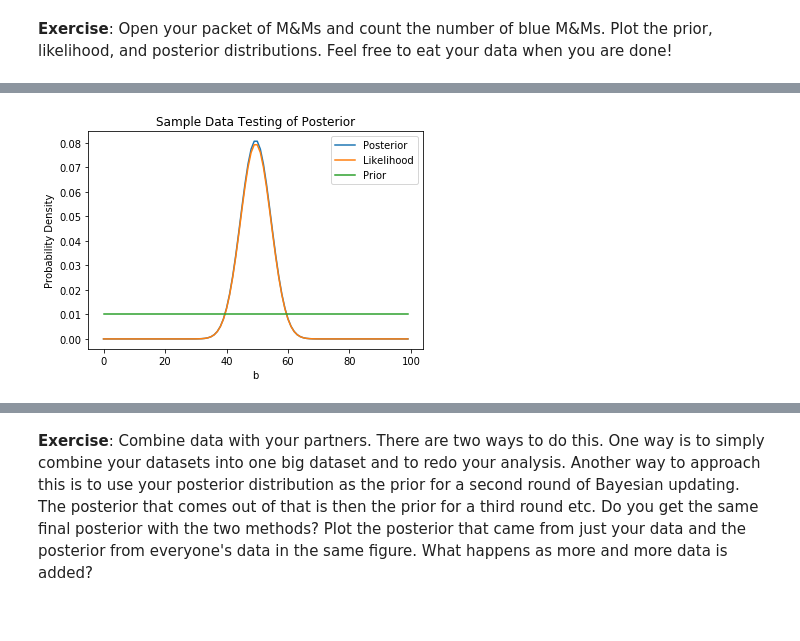
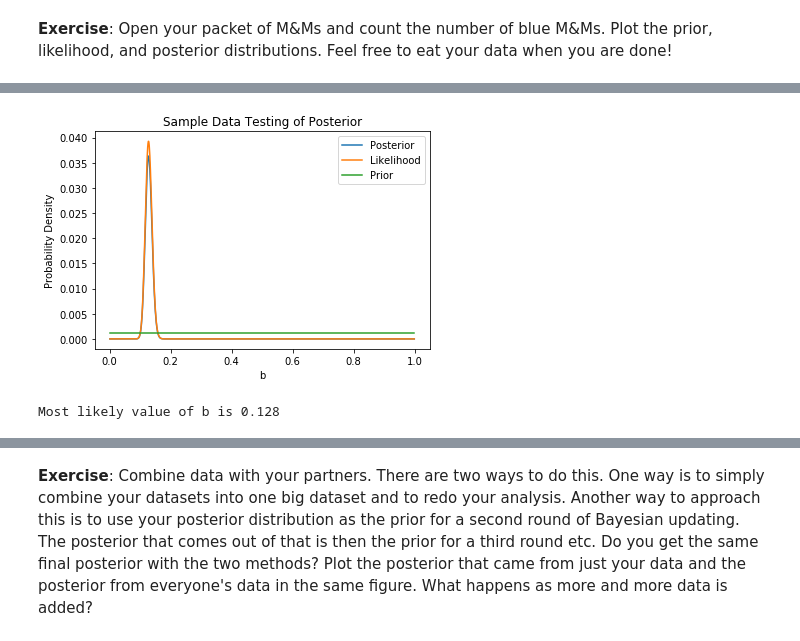
Before and after one commit to katiesavarc/DataSci_Lab, a Jupyter notebook: CodingLab05/CodingLab05_Bayes.ipynb, the cells around one changed output, grey strips where cells are left out. Cells and saved outputs as stored; diff of their text form; code cells hidden in the pictures.

Commit message:
Clean up M&M analysis, started turning pseudo into code for radioactivity

```diff
--- a/CodingLab05/CodingLab05_Bayes.ipynb
+++ b/CodingLab05/CodingLab05_Bayes.ipynb
@@ -182,21 +189,12 @@ plt.show()
-# %%
-#Katie's M&M Data
-d_K = 50
-n_tot_K = 100
-b_prior_guess_K = 1/6
-b_vals = np.linspace(0.001, 0.999, 100)
-
-P_posterior_pmf_K = posterior_normalized(d_K, n_tot_K, b_prior_guess_K, prior_func='uniform')
-P_likelihood_K = likelihood(d_K, b_vals, n_tot_K)
-P_prior_K = prior(b_vals, b_prior_guess_K, n_tot_K, prior_func='uniform')
-
-plt.plot(P_posterior_pmf_K, label = 'Posterior')
-plt.plot(P_likelihood_K, label = 'Likelihood')
-plt.plot(P_prior_K, label = 'Prior')
-plt.legend()
-plt.xlabel('b')
-plt.ylabel('Probability Density')
-plt.title('Sample Data Testing of Posterior')
-plt.show()
-# %% [output]
-[figure, removed]
+# %%
+#Noah's M&M Data
+d_N = 61+57 #Could split this up into 2 samples for a total of 4 samples
+n_tot_N = (402+61)+(405+57)
+b_prior_guess_N = 1/6
+prior_func_N = 'uniform'
+
+#Apply Bayesian inference, plot results, and print the most likley value of b
+P_posterior_pmf_N, b_max_N, b_vals_N = run_sample_analysis(d_N, n_tot_N, b_prior_guess_N, prior_func_N)
+# %% [output]
+[figure, added]
+Most likely value of b is 0.128
```
Also changed, not shown: parts of 14 cells of this notebook.
